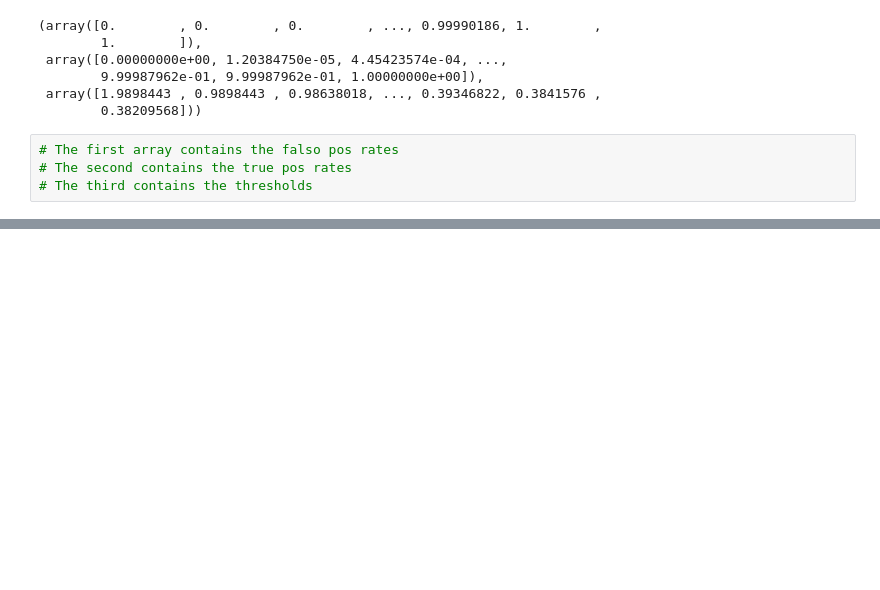
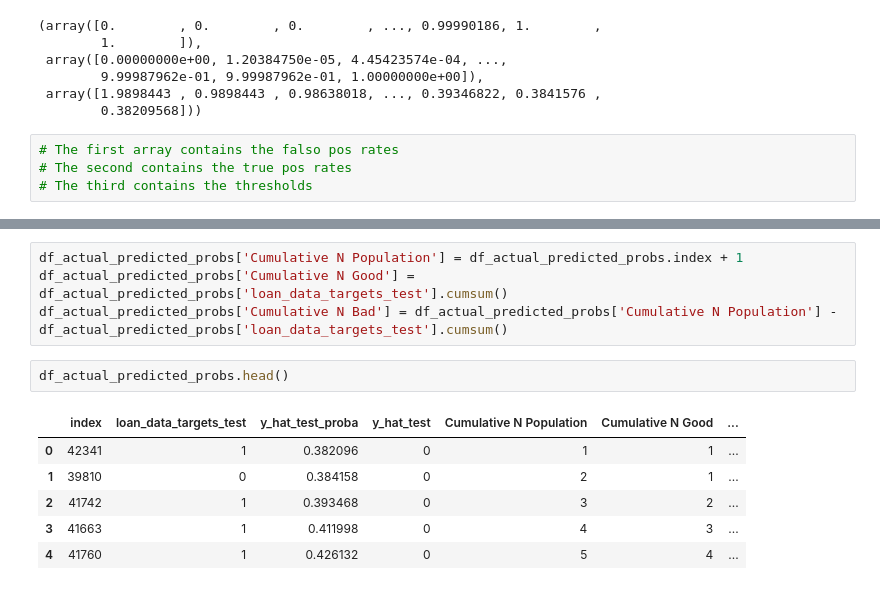
Before and after one commit to shruti-sriniv/Cred-Risk, a Jupyter notebook: PD-Model.ipynb, the cells around one changed output, grey strips where cells are left out. Saved outputs shown, nothing was run; the diff lists cells and outputs as text; blank space fills up the shorter version.

```diff
--- a/PD-Model.ipynb
+++ b/PD-Model.ipynb
@@ -965,0 +1009,13 @@ AUROC
+# %%
+df_actual_predicted_probs['Cumulative N Population'] = df_actual_predicted_probs.index + 1
+df_actual_predicted_probs['Cumulative N Good'] = df_actual_predicted_probs['loan_data_targets_test'].cumsum()
+df_actual_predicted_probs['Cumulative N Bad'] = df_actual_predicted_probs['Cumulative N Population'] - df_actual_predicted_probs['loan_data_targets_test'].cumsum()
+# %%
+df_actual_predicted_probs.head()
+# %% [output]
+|  | index | loan_data_targets_test | y_hat_test_proba | y_hat_test | Cumulative N Population | Cumulative N Good | ... |
+| 0 | 42341 | 1 | 0.382096 | 0 | 1 | 1 | ... |
+| 1 | 39810 | 0 | 0.384158 | 0 | 2 | 1 | ... |
+| 2 | 41742 | 1 | 0.393468 | 0 | 3 | 2 | ... |
+| 3 | 41663 | 1 | 0.411998 | 0 | 4 | 3 | ... |
+| 4 | 41760 | 1 | 0.426132 | 0 | 5 | 4 | ... |
```
Also changed, not shown: parts of 30 cells of this notebook.
